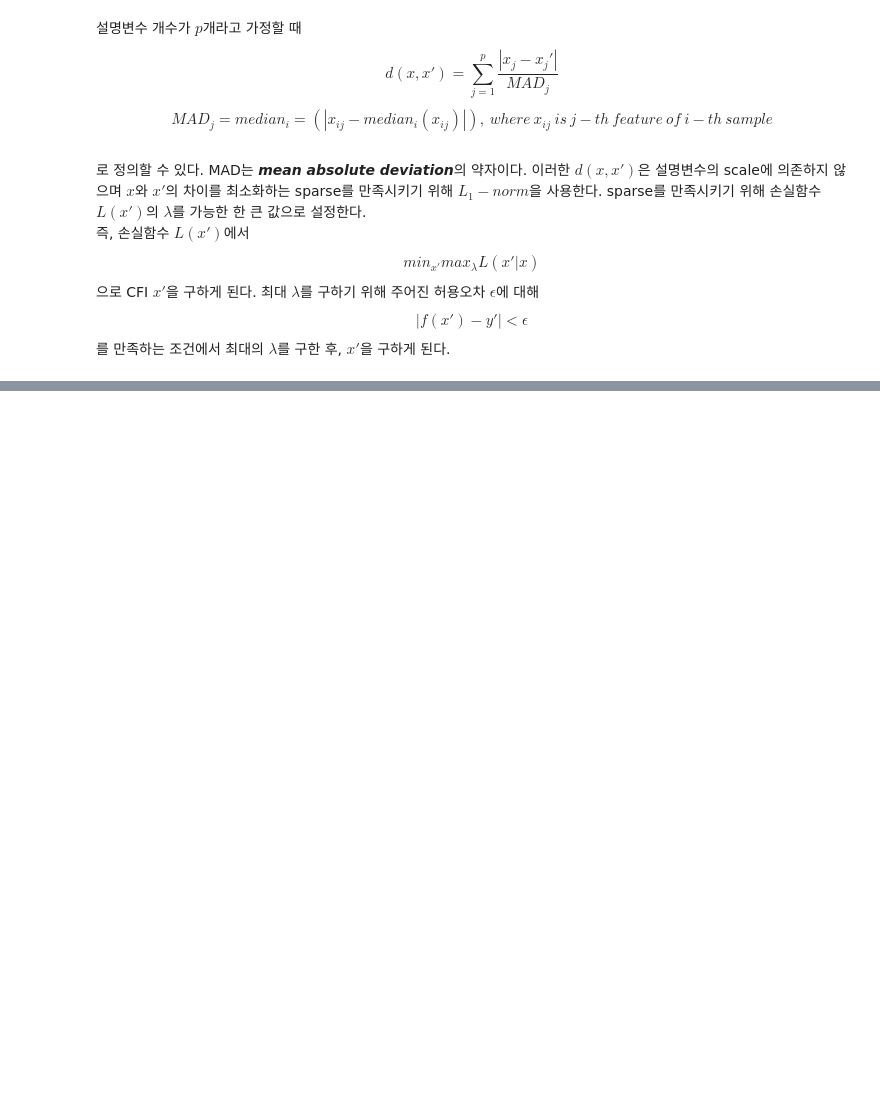
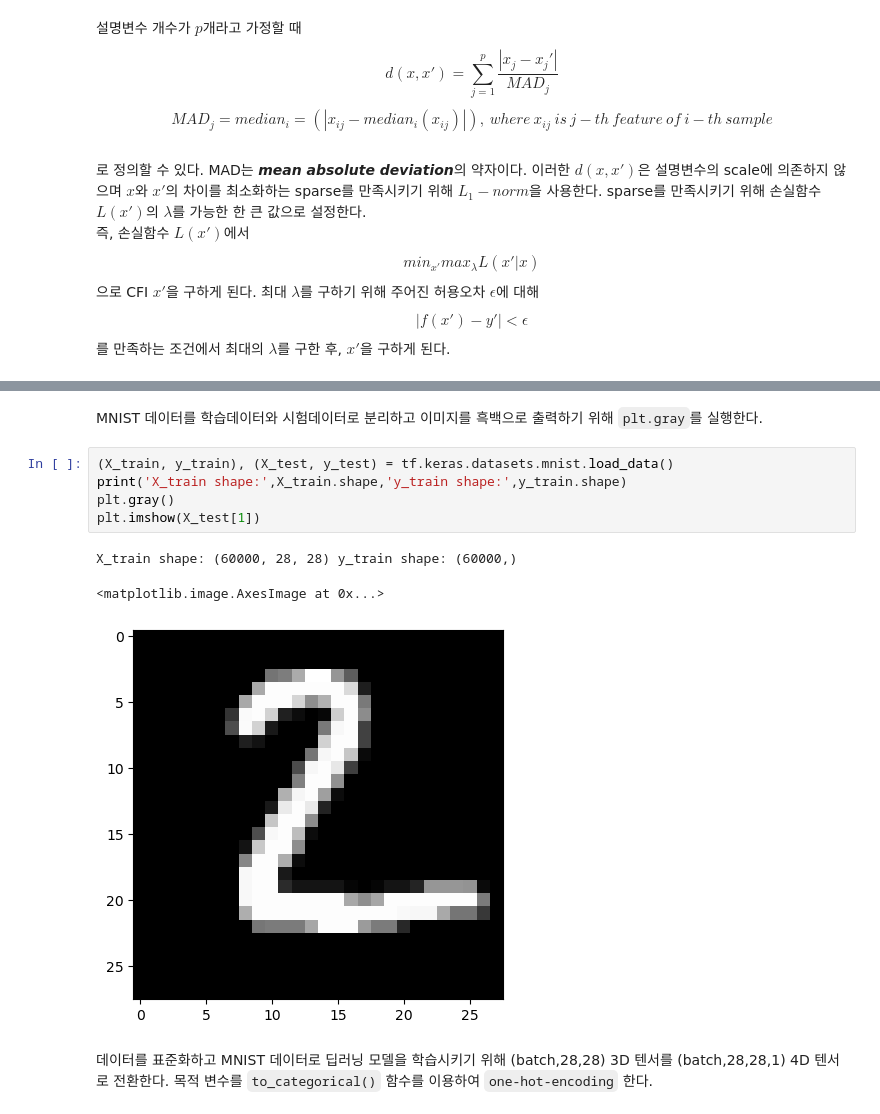
Before and after one commit to csw0625/Explainable_AI, a Jupyter notebook: Ch13.Counterfactual_Instances.ipynb, the cells around one changed output, grey strips where cells are left out. Cells and saved outputs as stored; diff of their text form; blank space fills up the shorter version.

```diff
--- a/Ch13.Counterfactual_Instances.ipynb
+++ b/Ch13.Counterfactual_Instances.ipynb
@@ -42,0 +111,13 @@ CFI는 블랙박스 모형뿐만 아니라 내부구조(모수와 은닉층의
+# %% [markdown]
+MNIST 데이터를 학습데이터와 시험데이터로 분리하고 이미지를 흑백으로 출력하기 위해 `plt.gray`를 실행한다.
+# %%
+(X_train, y_train), (X_test, y_test) = tf.keras.datasets.mnist.load_data()
+print('X_train shape:',X_train.shape,'y_train shape:',y_train.shape)
+plt.gray()
+plt.imshow(X_test[1])
+# %% [output]
+X_train shape: (60000, 28, 28) y_train shape: (60000,)
+<matplotlib.image.AxesImage at 0x...>
+[figure, added]
+# %% [markdown]
+데이터를 표준화하고 MNIST 데이터로 딥러닝 모델을 학습시키기 위해 (batch,28,28) 3D 텐서를 (batch,28,28,1) 4D 텐서로 전환한다. 목적 변수를 `to_categorical()` 함수를 이용하여 `one-hot-encoding` 한다.
```
Also changed, not shown: parts of 43 cells of this notebook.
